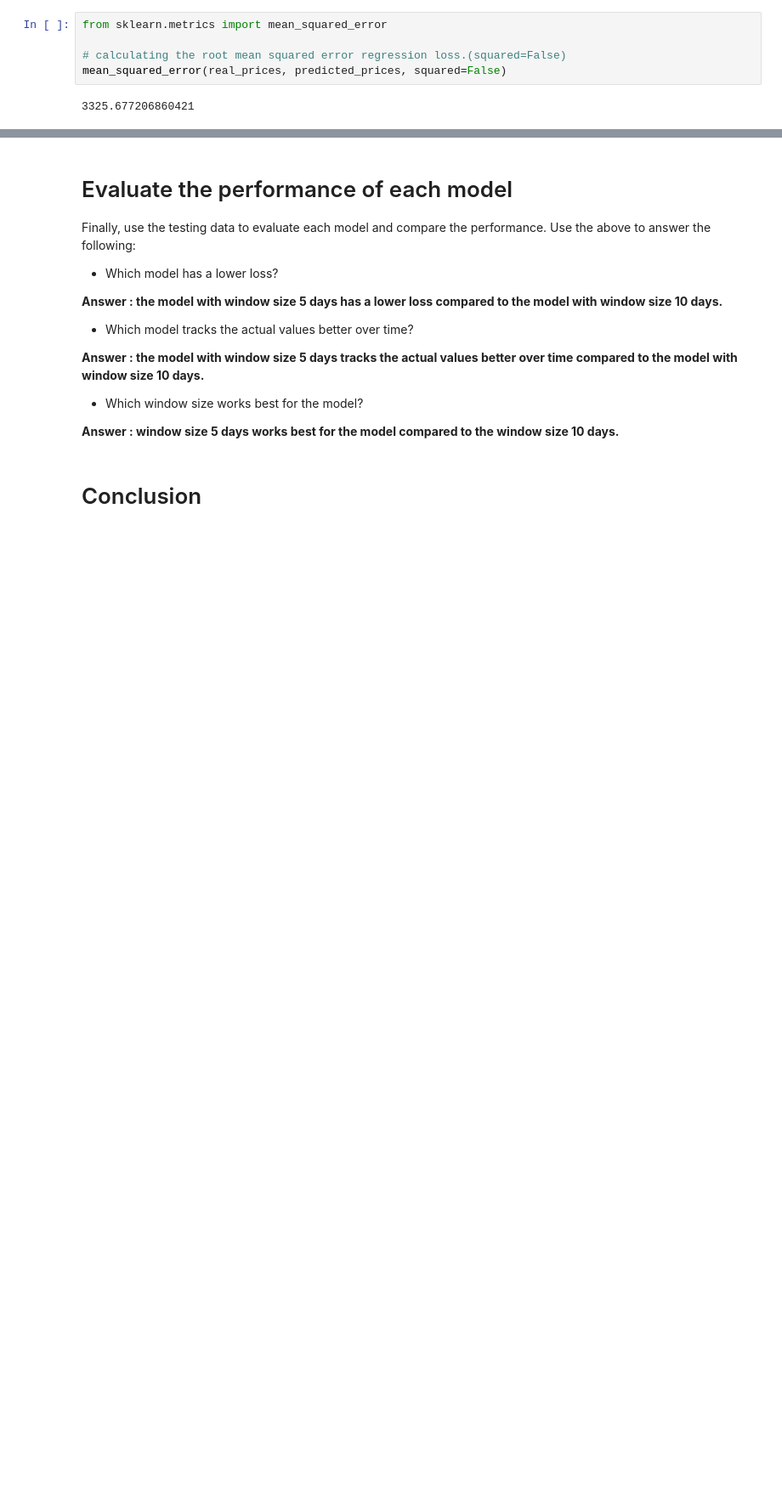
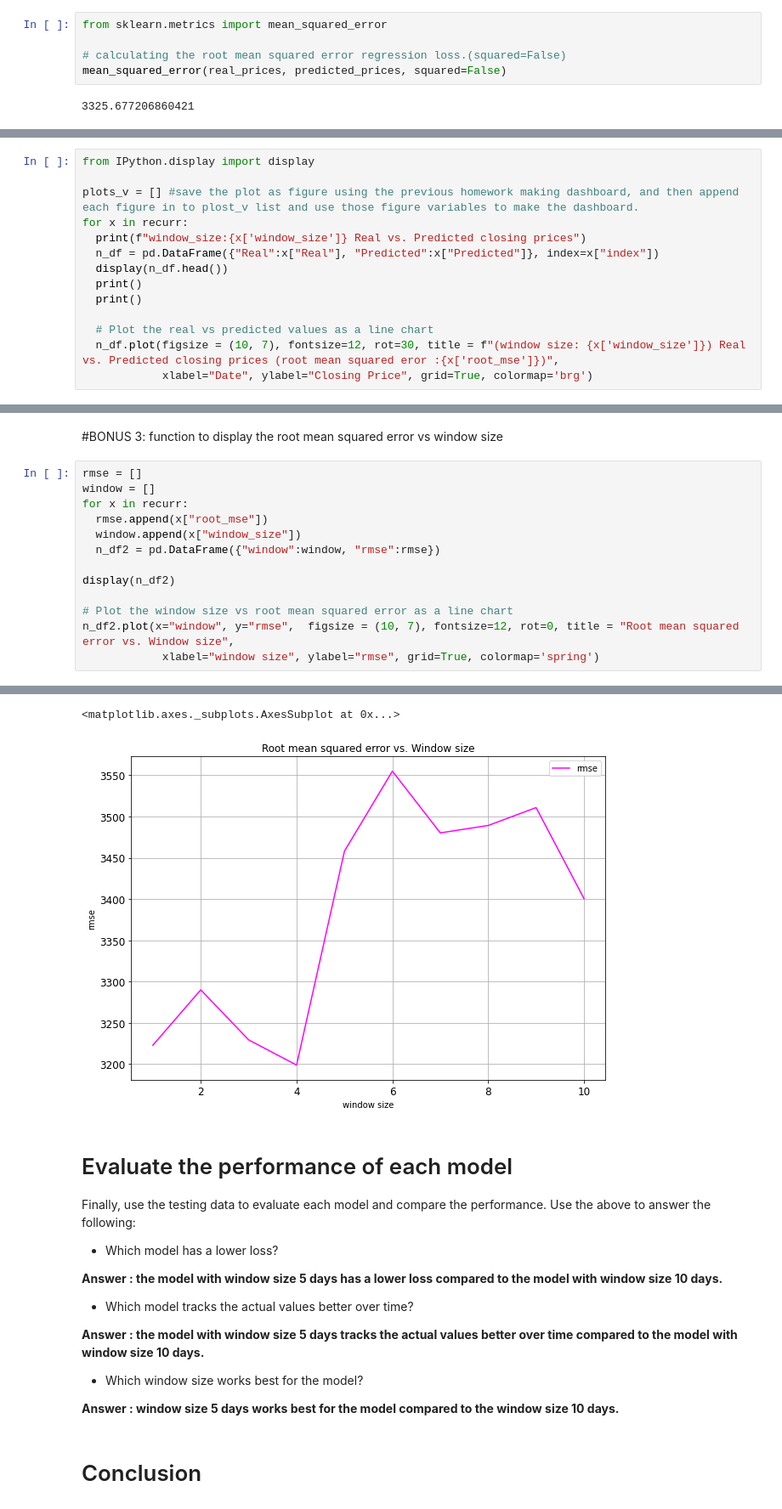
Before and after one commit to promisinghan/deep_learning_LSTM_stock_predictor, a Jupyter notebook: lstm_stock_predictor_fng.ipynb, the cells around one changed output, grey strips where cells are left out. Shown at 85% size. Saved outputs shown, nothing was run; the diff lists cells and outputs as text; blank space fills up the shorter version.

```diff
--- a/lstm_stock_predictor_fng.ipynb
+++ b/lstm_stock_predictor_fng.ipynb
@@ -701,0 +832,14 @@ mean_squared_error(real_prices, predicted_prices, squared=False)
+# %%
+from IPython.display import display
+
+plots_v = [] #save the plot as figure using the previous homework making dashboard, and then append each figure in to plost_v list and use those figure variables to make the dashboard.
+for x in recurr:
+  print(f"window_size:{x['window_size']} Real vs. Predicted closing prices")
+  n_df = pd.DataFrame({"Real":x["Real"], "Predicted":x["Predicted"]}, index=x["index"])
+  display(n_df.head())
+  print()
+  print()
+
+  # Plot the real vs predicted values as a line chart
+  n_df.plot(figsize = (10, 7), fontsize=12, rot=30, title = f"(window size: {x['window_size']}) Real vs. Predicted closing prices (root mean squared eror :{x['root_mse']})",
+            xlabel="Date", ylabel="Closing Price", grid=True, colormap='brg')
@@ -701,0 +890,16 @@ mean_squared_error(real_prices, predicted_prices, squared=False)
+# %% [markdown]
+#BONUS 3: function to display the root mean squared error vs window size
+# %%
+rmse = []
+window = []
+for x in recurr:
+  rmse.append(x["root_mse"])
+  window.append(x["window_size"])
+  n_df2 = pd.DataFrame({"window":window, "rmse":rmse})
+
+display(n_df2)
+
+# Plot the window size vs root mean squared error as a line chart
+n_df2.plot(x="window", y="rmse",  figsize = (10, 7), fontsize=12, rot=0, title = "Root mean squared error vs. Window size",
+            xlabel="window size", ylabel="rmse", grid=True, colormap='spring')
+# %% [output]
@@ -702,3 +917,5 @@ mean_squared_error(real_prices, predicted_prices, squared=False)
+<matplotlib.axes._subplots.AxesSubplot at 0x...>
+[figure, added]
 # %% [markdown]
 # Evaluate the performance of each model
 Finally, use the testing data to evaluate each model and compare the performance.
```
Also changed, not shown: parts of 10 cells of this notebook, 1 other file.
